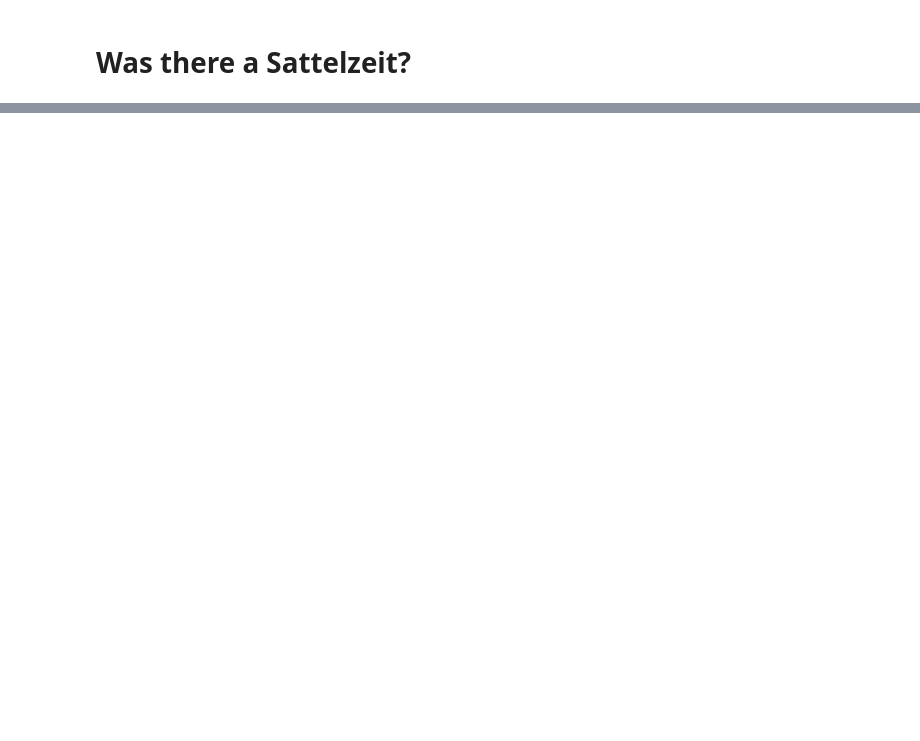
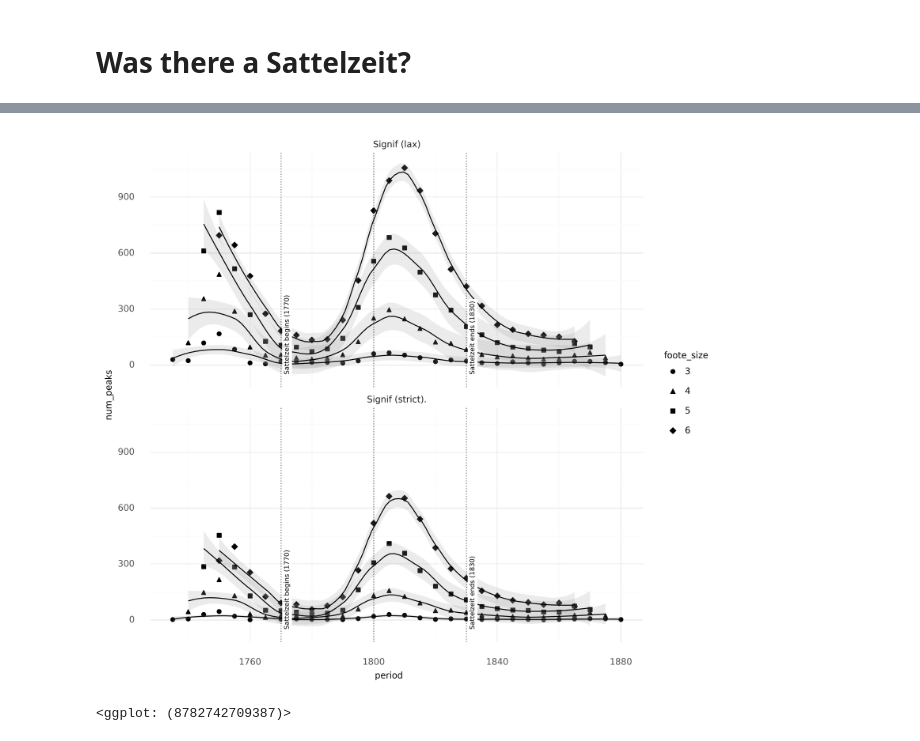
Before and after one commit to quadrismegistus/koselleck, a Jupyter notebook: koselleck/wasthere.ipynb, the cells around one changed output, grey strips where cells are left out. Drawn from its saved outputs; the diff is of its cells as text; code cells hidden in the pictures; blank space fills up the shorter version.

```diff
--- a/koselleck/wasthere.ipynb
+++ b/koselleck/wasthere.ipynb
@@ -128,4 +4,0 @@ from skbio.stats.distance import mantel
-# %%
-x=distmat('culture').fillna(0)
-y=distmat('station').fillna(0)
-z=distmat('virtue').fillna(0)
@@ -210,0 +43,3 @@ dfrc.loc['value']
+# %%
+MINFOOTENOW=3
+MAXFOOTENOW=6
@@ -210,0 +48,4 @@ dfrc.loc['value']
+# %%
+dfsignsum=get_signif_novelty_scores_summary(min_foote_size=MINFOOTENOW,max_foote_size=MAXFOOTENOW)
+dfsign=get_signif_novelty_scores(min_foote_size=MINFOOTENOW,max_foote_size=MAXFOOTENOW)
+# dfsignsum.changepoint.plot.density()
@@ -210,0 +131,30 @@ dfrc.loc['value']
+# %%
+def plot_nov_signif(figdf, y='num_peaks',save=False):
+    p9.options.dpi=300
+    nudge_x=2
+    ymin=-50
+    labsize=6
+
+    fig=start_fig(
+        figdf,
+        x='period',
+        y=y,
+    #     linetype='foote_size',
+        shape='foote_size',
+        figure_size=(8,8)
+    ) + p9.geom_point(size=1.5)
+    fig+=p9.geom_smooth(method='loess',alpha=.2,span=.4, size=.5)
+    fig+=p9.geom_vline(xintercept=1770,linetype='dotted',alpha=0.5)
+    fig+=p9.geom_vline(xintercept=1800,linetype='dotted',alpha=0.5)
+    fig+=p9.geom_vline(xintercept=1830,linetype='dotted',alpha=0.5)
+    fig+=p9.geom_label(label='Sattelzeit begins (1770)',x=1770+nudge_x,y=ymin,angle=90,size=labsize,color='black',va='bottom',boxcolor=(0,0,0,0))
+    fig+=p9.geom_label(label='Sattelzeit ends (1830)',x=1830+nudge_x,y=ymin,angle=90,size=labsize,color='black',va='bottom',boxcolor=(0,0,0,0))
+
+    fig+=p9.facet_wrap('dtype2',ncol=1)
+    if save: fig.save(f'../figures/fig.nov_summary.{y}.v2.png')
+    return fig
+# %%
+plot_nov_signif(figdf, y='num_peaks', save=True)
+# %% [output]
+[figure, added]
+<ggplot: (8782742709387)>
```
Also changed, not shown: parts of 30 cells of this notebook, 25 other files.
